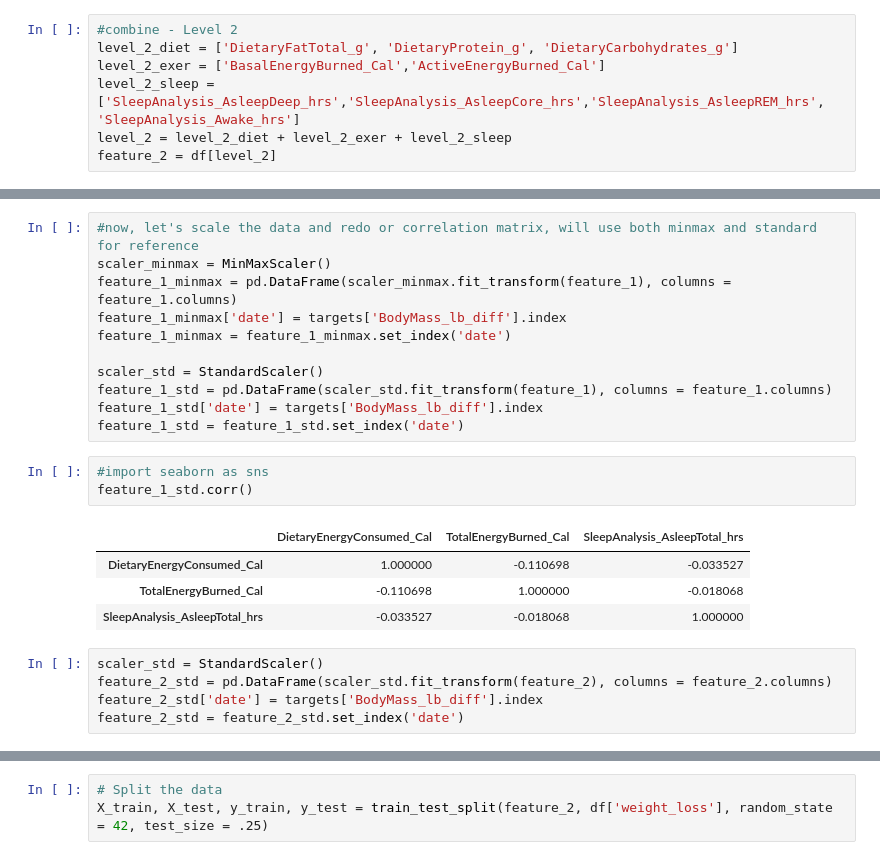
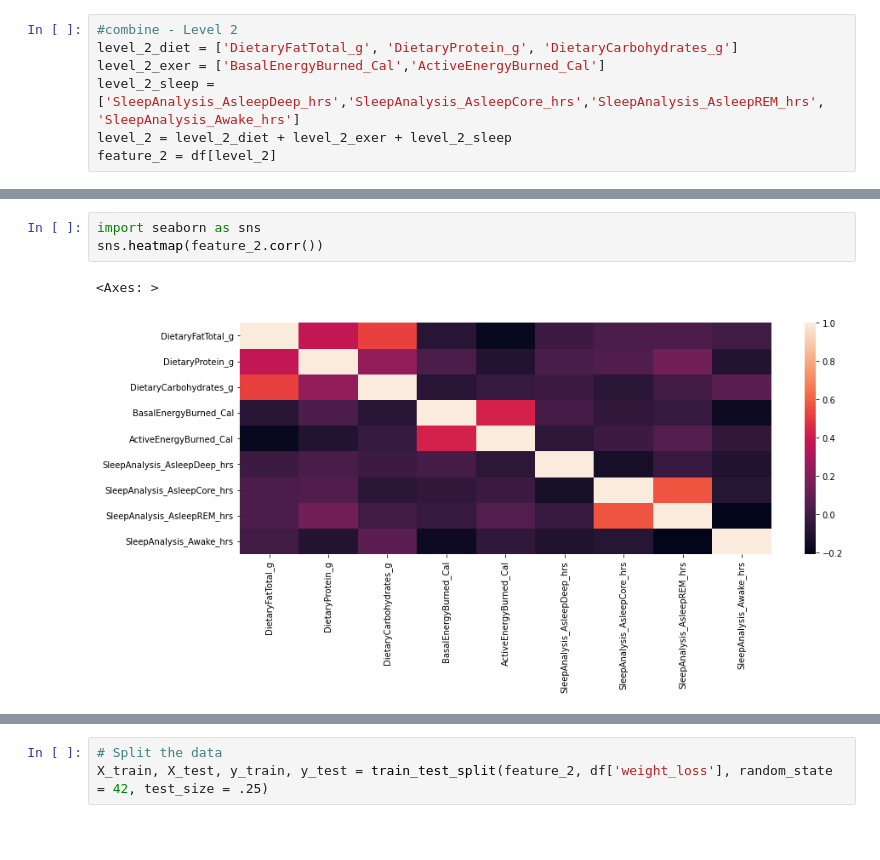
Before and after one commit to bennettandrewm/guess_my_weight, a Jupyter notebook: guess_my_weight_notebook-6-8.ipynb, the cells around one changed output, grey strips where cells are left out. Drawn from its saved outputs; the diff is of its cells as text; blank space fills up the shorter version.

Commit message:
completed analysis and visuals

```diff
--- a/guess_my_weight_notebook-6-8.ipynb
+++ b/guess_my_weight_notebook-6-8.ipynb
@@ -1179,24 +1145,6 @@ df[level_3_diet].corr()
-# %%
-#now, let's scale the data and redo or correlation matrix, will use both minmax and standard for reference
-scaler_minmax = MinMaxScaler()
-feature_1_minmax = pd.DataFrame(scaler_minmax.fit_transform(feature_1), columns = feature_1.columns)
-feature_1_minmax['date'] = targets['BodyMass_lb_diff'].index
-feature_1_minmax = feature_1_minmax.set_index('date')
-
-scaler_std = StandardScaler()
-feature_1_std = pd.DataFrame(scaler_std.fit_transform(feature_1), columns = feature_1.columns)
-feature_1_std['date'] = targets['BodyMass_lb_diff'].index
-feature_1_std = feature_1_std.set_index('date')
 # %%
-#import seaborn as sns
-feature_1_std.corr()
+import seaborn as sns
+sns.heatmap(feature_2.corr())
 # %% [output]
-|  | DietaryEnergyConsumed_Cal | TotalEnergyBurned_Cal | SleepAnalysis_AsleepTotal_hrs |
-| DietaryEnergyConsumed_Cal | 1.000000 | -0.110698 | -0.033527 |
-| TotalEnergyBurned_Cal | -0.110698 | 1.000000 | -0.018068 |
-| SleepAnalysis_AsleepTotal_hrs | -0.033527 | -0.018068 | 1.000000 |
+<Axes: >
+[figure, added]
-# %%
-scaler_std = StandardScaler()
-feature_2_std = pd.DataFrame(scaler_std.fit_transform(feature_2), columns = feature_2.columns)
-feature_2_std['date'] = targets['BodyMass_lb_diff'].index
-feature_2_std = feature_2_std.set_index('date')
```
Also changed, not shown: parts of 360 cells of this notebook.
